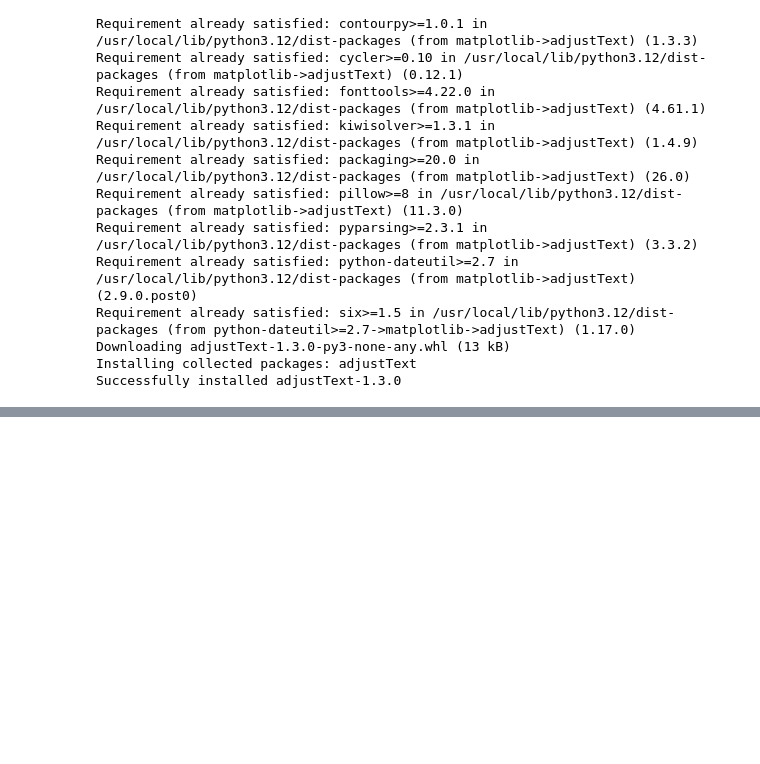
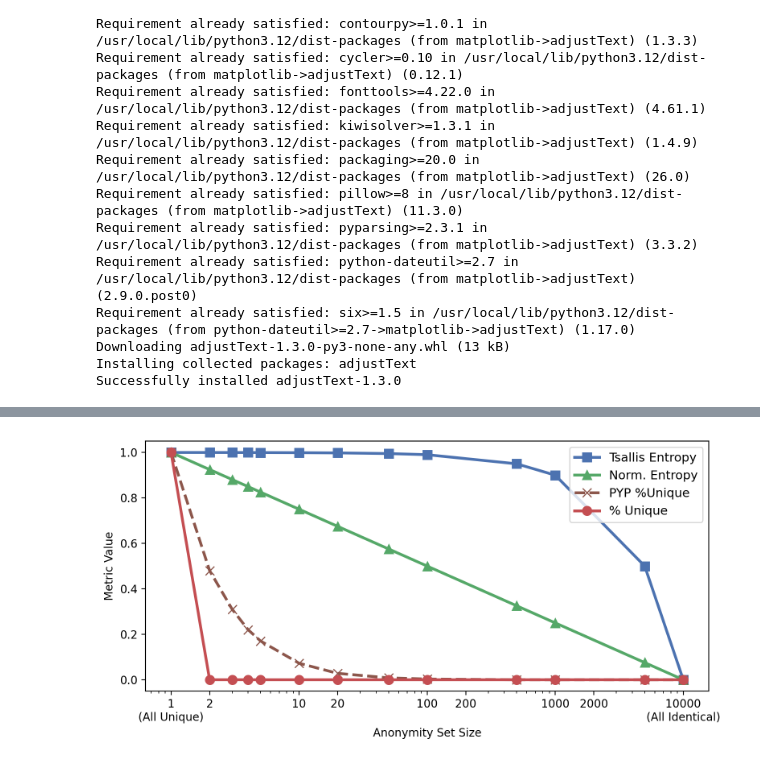
Before and after one commit to google/fingerprinting-risk-measures, a Jupyter notebook: entropy_vs_unicity.ipynb, the cells around one changed output, grey strips where cells are left out. Saved outputs shown, nothing was run; the diff lists cells and outputs as text; code cells hidden in the pictures; blank space fills up the shorter version.

```diff
--- a/entropy_vs_unicity.ipynb
+++ b/entropy_vs_unicity.ipynb
@@ -205,0 +429,86 @@ WARNING:adjustText:Looks like you are using a tranform that doesn't support Fanc
+# %%
+N = 10000
+# Test various anonymity set sizes:
+# from completely unique (k=1) to completely identical (k=8400)
+k_values = [1, 2, 3, 4, 5, 10, 20, 50, 100, 500, 1000, 5000, N]
+
+results = []
+training_n = [100, 200, 300, 400, 500, 600, 700, 800, 900, 1000]
+trials = 30
+
+print("Running synthetic distributions with PYP extrapolation...")
+
+for k in k_values:
+    # Create a synthetic distribution where everyone is in a group of size k
+    num_groups = N // k
+    dist = np.repeat(np.arange(num_groups), k)
+    remainder = N % k
+    if remainder > 0:
+        dist = np.concatenate([dist, np.repeat(num_groups, remainder)])
+    pk = pd.Series(dist).value_counts(normalize=True)
+
+    # Calculate exact metrics
+    frac_unique = (pk * len(dist) == 1).sum() / len(dist)
+    tsallis = 1 - (pk**2).sum()
+
+    # Normalize Shannon
+    shannon = entropy(pk, base=2)
+    norm_shannon = shannon / np.log2(N)
+
+    # PYPExtrapolation forecast from small samples
+    train_u = []
+    for n in training_n:
+        u_vals = [
+            (pd.Series(
+                np.random.choice(dist, size=n, replace=False)
+            ).value_counts() == 1).sum() / n
+            for _ in range(trials)
+        ]
+        train_u.append(np.mean(u_vals))
+
+    try:
+        with warnings.catch_warnings():
+            warnings.simplefilter("ignore")
+            model = PYPExtrapolation(training_n, uniqueness=train_u)
+            pyp_pred = model.predict([N])[0]
+    except Exception:
+        pyp_pred = np.nan
+
+    results.append({
+        'k': k,
+        '% Unique': frac_unique,
+        'PYP Forecast': pyp_pred,
+        'Tsallis Entropy': tsallis,
+        'Normalized Shannon': norm_shannon
+    })
+
+df_k = pd.DataFrame(results).set_index('k')
+
+# --- Plotting ---
+fig, ax = plt.subplots(figsize=(8, 4), dpi=200)
+
+ax.plot(
+    df_k.index, df_k['Tsallis Entropy'], marker='s', markersize=8,
+    linewidth=2.5, color='#4C72B0', label='Tsallis Entropy')
+ax.plot(
+    df_k.index, df_k['Normalized Shannon'], marker='^', markersize=8,
+    linewidth=2.5, color='#55A868', label='Norm. Entropy')
+ax.plot(
+    df_k.index, df_k['PYP Forecast'], marker='x', markersize=8,
+    linewidth=2.5, color='#8C564B', linestyle='--', label='PYP %Unique')
+ax.plot(
+    df_k.index, df_k['% Unique'], marker='o', markersize=8,
+    linewidth=2.5, color='#C44E52', label='% Unique')
+
+ax.set_xscale('log')
+ax.set_xticks([1, 2, 10, 20, 100, 200, 1000, 2000, 10000])
+ax.set_xticklabels(
+    ['1\n(All Unique)', '2', '10', '20', '100',
+     '200', '1000', '2000', '10000\n(All Identical)'])
+ax.set_xlabel('Anonymity Set Size')
+ax.set_ylabel('Metric Value')
+
+ax.legend(loc='upper right', fontsize=11)
+plt.tight_layout()
+plt.show()
+# %% [output]
@@ -205,0 +516 @@ WARNING:adjustText:Looks like you are using a tranform that doesn't support Fanc
+[figure, added]
```
Also changed, not shown: parts of 9 cells of this notebook.
